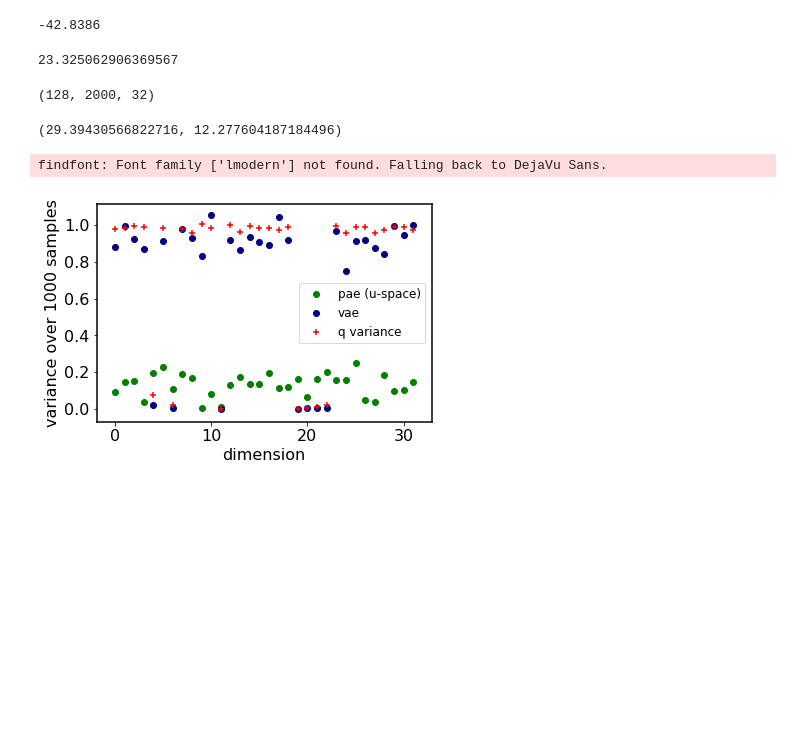
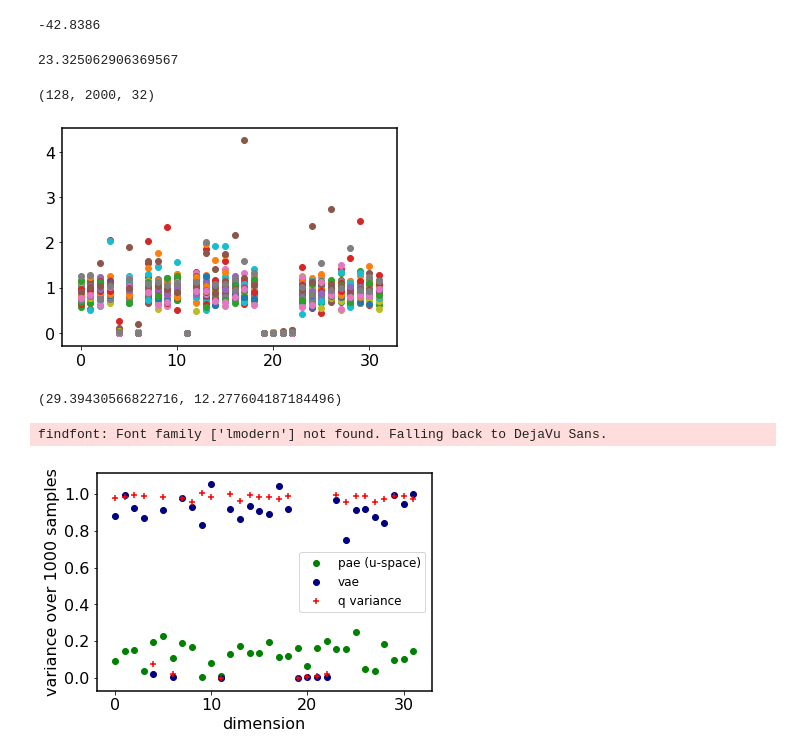
Before and after one commit to VMBoehm/PAE, a Jupyter notebook: notebooks/tf2/FMNIST_sampler-VAE.ipynb, the cells around one changed output. Saved outputs shown, nothing was run; the diff lists cells and outputs as text; code cells hidden in the pictures; blank space fills up the shorter version.

```diff
--- a/notebooks/tf2/FMNIST_sampler-VAE.ipynb
+++ b/notebooks/tf2/FMNIST_sampler-VAE.ipynb
@@ -189,7 +279,7 @@ import time
 initial_step_size = np.ones((params['batch_size'],params['latent_size']))*0.02
 # %%
 # Initialize the HMC transition kernel.
-num_results = int(2000)
+num_results = int(50)
 print(num_results)
 
 def get_kernel(ii,num_burnin_steps, ntreelevel):
@@ -229,23 +319,25 @@ def run_chain(adapative_hmc, z_ini, num_burnin_steps):
 1.6666666666666667
 # %%
 begin = time.time()
-samples_ = []
 for ii in range(0,1):
     print(ii)
-    for jj, burnin in enumerate([300]):
-        for nn,  ntreelevel in enumerate([8]):
+    for jj, burnin in enumerate([10,20,50,100,150,200]):
+        for nn,  ntreelevel in enumerate([5,6,7,8]):
+            samples_ = []
             adaptive_hmc, z_ini, LP= get_kernel(ii,burnin, ntreelevel)
             samples, step_size, accept_ratio, leapfrogs = run_chain(adaptive_hmc, tf.convert_to_tensor(z_ini),tf.constant(burnin))
             end = time.time()-begin
             print(end)
             begin = time.time()
-    samples_.append(samples)
-print(samples.shape)
-samples = np.swapaxes(np.asarray(samples_),1,2)
-print(samples.shape)
-samples = np.reshape(samples,(-1,num_results,params['latent_size']))
-print(samples.shape)
-np.save(os.path.join('/global/cscratch1/sd/vboehm/PAE_samples/FMNIST/latent_dim32/VAE/samples','NUTS_FMNIST_latent_dim%d_burnin%d_ntreelevel%d_1batch2000.npy'%(params['latent_size'], burnin, ntreelevel)),samples)
+            samples_.append(samples)
+            print(samples.shape)
+            samples = np.swapaxes(np.asarray(samples_),1,2)
+            print(samples.shape)
+            samples = np.reshape(samples,(-1,num_results,params['latent_size']))
+            print(samples.shape)
+            filename= os.path.join('/global/cscratch1/sd/vboehm/PAE_samples/FMNIST/latent_dim32/VAE/samples','NUTS_FMNIST_latent_dim%d_burnin%d_ntreelevel%d_1batch%d.npy'%(params['latent_size'], burnin, ntreelevel, num_results))
+            np.save(filename,samples)
+            !chmod -R 777 /global/cscratch1/sd/vboehm/PAE_samples/FMNIST/latent_dim32/VAE/samples/NUTS_FMNIST_latent_dim32_burnin*
 # print('time:', end/60)
 # %% [output]
 0
@@ -301,13 +402,21 @@ print(inf_gain(vae_var,vae_mean))
 23.325062906369567
 # %%
 inf_gains=[]
+vars_ = []
 print(samples.shape)
 for ii in range(len(samples)):
     var  = np.var(samples[ii],axis=0).flatten()
+    vars_.append(var)
     mean = np.mean(samples[ii],axis=0).flatten()
     inf_gains.append(inf_gain(var,mean))
 # %% [output]
 (128, 2000, 32)
+# %%
+for ii in range(len(vars_)):
+    plt.scatter(np.arange(32),vars_[ii])
+plt.show()
+# %% [output]
+[figure, added]
 # %%
 np.mean(inf_gains), np.std(inf_gains)
 # %% [output]
```
Also changed, not shown: parts of 12 cells of this notebook, 4 other files.
